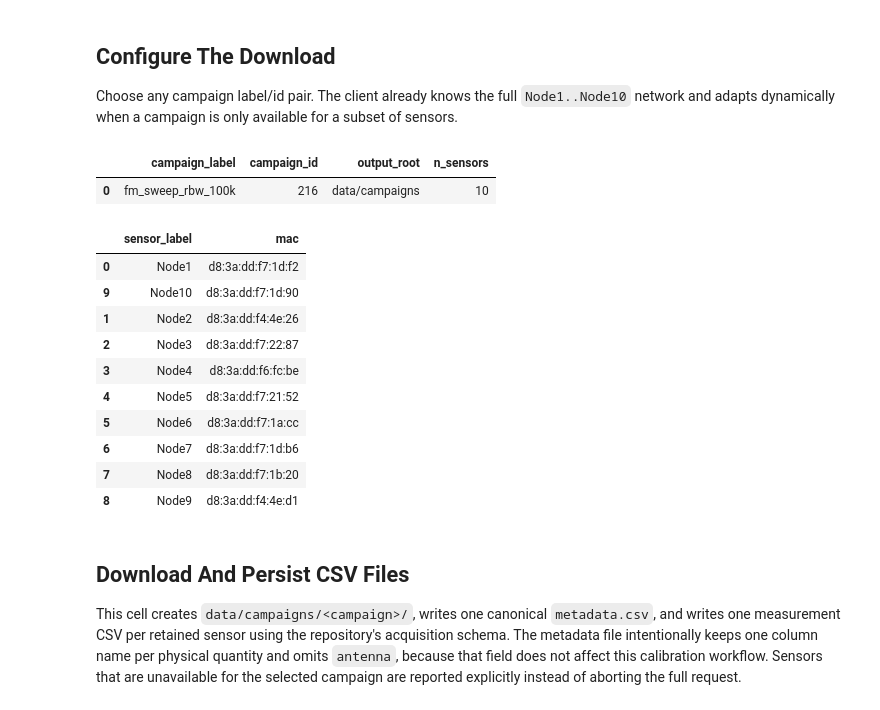
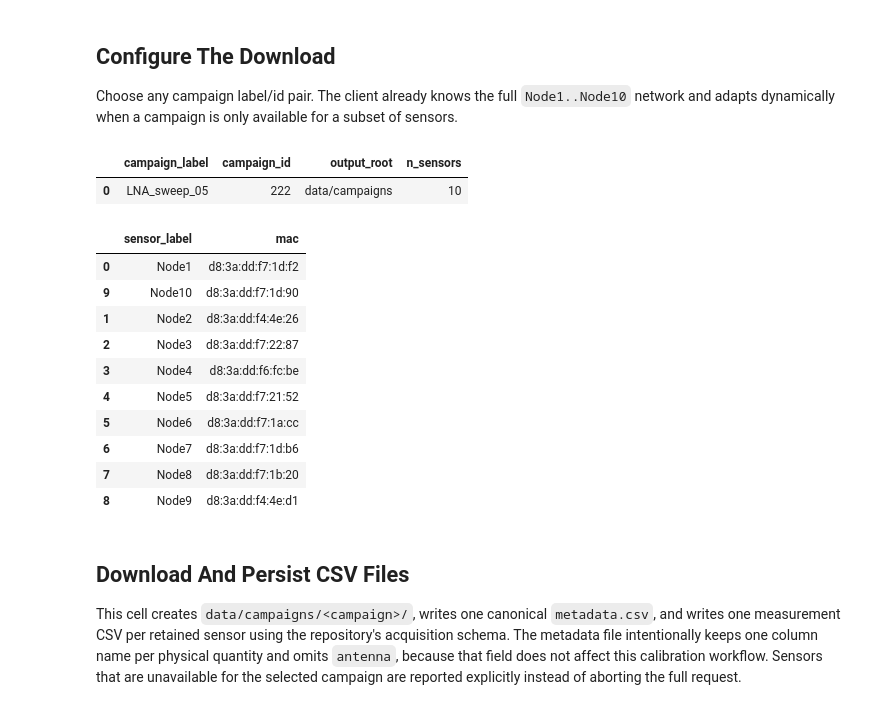
Before and after one commit to AlmondSund/MeasurementCalibration, a Jupyter notebook: notebooks/examples/client.ipynb, the cells around one changed output. Cells and saved outputs as stored; diff of their text form; code cells hidden in the pictures.

Commit message:
data

```diff
--- a/notebooks/examples/client.ipynb
+++ b/notebooks/examples/client.ipynb
@@ -90,39 +90,39 @@ pd.options.display.max_colwidth = 120
 
 Choose any campaign label/id pair. The client already knows the full `Node1..Node10` network and adapts dynamically when a campaign is only available for a subset of sensors.
 # %%
-campaign_label = "fm_sweep_rbw_100k"
-campaign_id = 216
+campaign_label = "LNA_sweep_05"
+campaign_id = 222
 sensor_mac_by_label = client.SENSOR_NETWORK_MAC_BY_LABEL
 output_root = REPO_ROOT / client.CAMPAIGNS_DATA_DIR
 
 # The deployed API currently requires verify_tls=False in this environment.
 api_client = client.MeasurementApiClient(
     client.MeasurementApiConfig(verify_tls=False, timeout_s=30.0, page_size=5000)
 )
 
 display(
     pd.DataFrame(
         [
             {
                 "campaign_label": campaign_label,
                 "campaign_id": campaign_id,
                 "output_root": str(output_root.relative_to(REPO_ROOT)),
                 "n_sensors": len(sensor_mac_by_label),
             }
         ]
     )
 )
 display(
     pd.DataFrame(
         [
             {"sensor_label": sensor_label, "mac": mac_address}
             for sensor_label, mac_address in sensor_mac_by_label.items()
         ]
     ).sort_values("sensor_label")
 )
 # %% [output]
 |  | campaign_label | campaign_id | output_root | n_sensors |
-| 0 | fm_sweep_rbw_100k | 216 | data/campaigns | 10 |
+| 0 | LNA_sweep_05 | 222 | data/campaigns | 10 |
 |  | sensor_label | mac |
 | 0 | Node1 | d8:3a:dd:f7:1d:f2 |
 | 9 | Node10 | d8:3a:dd:f7:1d:90 |
```
Also changed, not shown: parts of 4 cells of this notebook, 39 other files.
